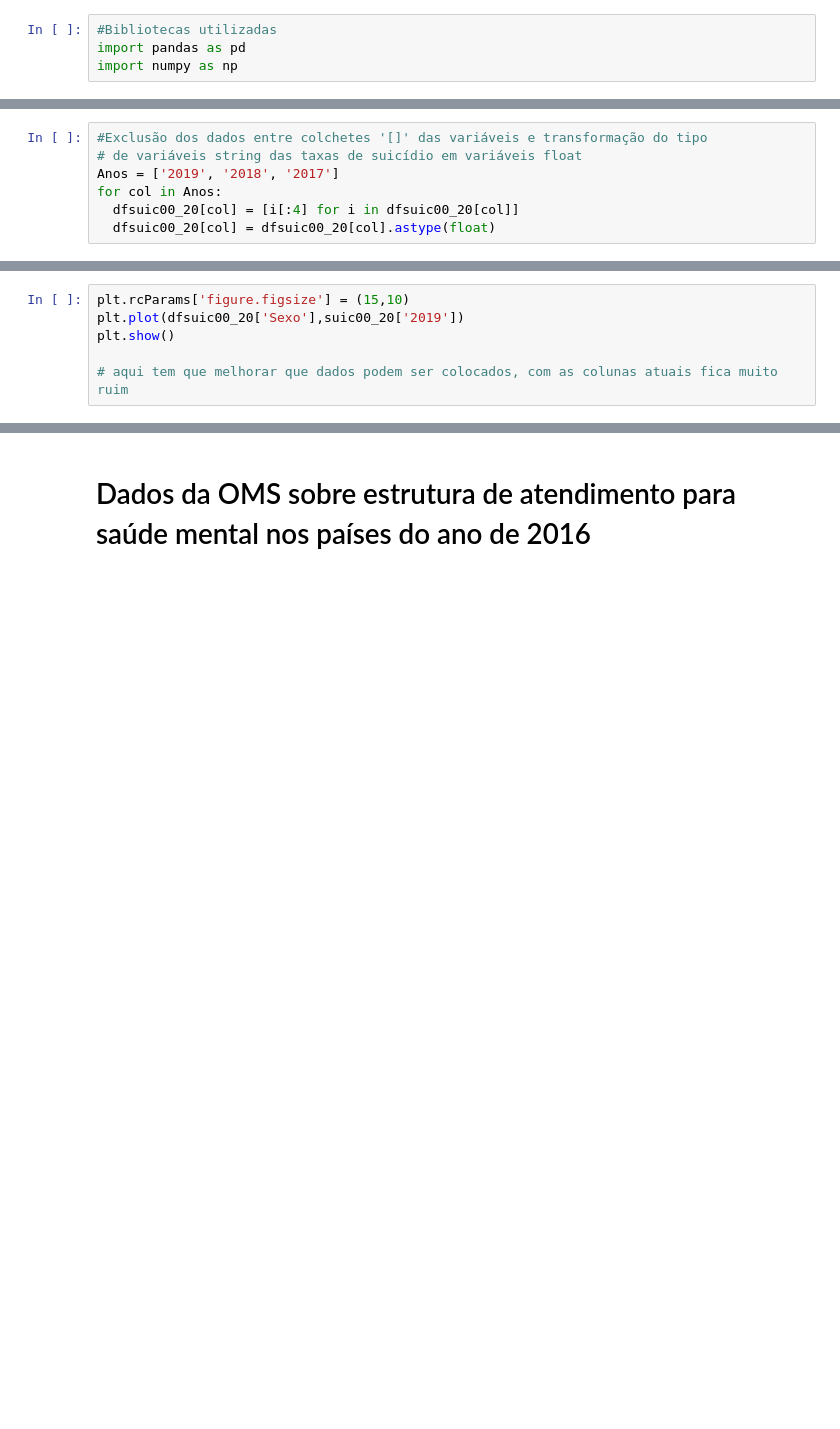
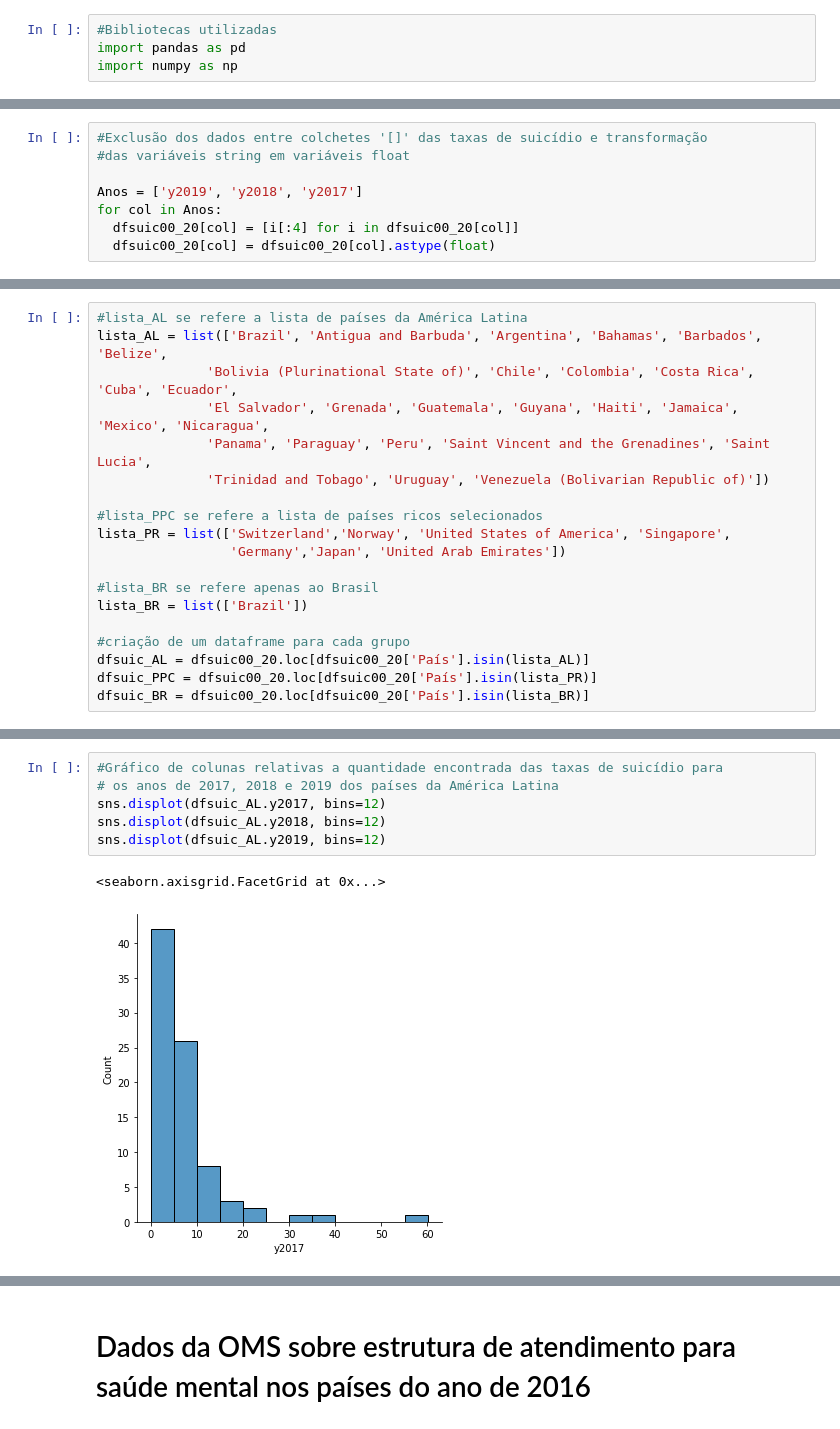
Before and after one commit to brunamulinari/TechLabsProject_PsiData, a Jupyter notebook: suicidios_saudemental_OMS.ipynb, the cells around one changed output, grey strips where cells are left out. Saved outputs shown, nothing was run; the diff lists cells and outputs as text; blank space fills up the shorter version.

```diff
--- a/suicidios_saudemental_OMS.ipynb
+++ b/suicidios_saudemental_OMS.ipynb
@@ -99,7 +127,8 @@ Conforme observado, todas as variáveis são do tipo 'string' (object), no entan
 # %%
-#Exclusão dos dados entre colchetes '[]' das variáveis e transformação do tipo
-# de variáveis string das taxas de suicídio em variáveis float
-Anos = ['2019', '2018', '2017']
+#Exclusão dos dados entre colchetes '[]' das taxas de suicídio e transformação
+#das variáveis string em variáveis float
+
+Anos = ['y2019', 'y2018', 'y2017']
 for col in Anos:
   dfsuic00_20[col] = [i[:4] for i in dfsuic00_20[col]]
   dfsuic00_20[col] = dfsuic00_20[col].astype(float)
@@ -165,6 +152,0 @@ import seaborn as sns
-# %%
-plt.rcParams['figure.figsize'] = (15,10)
-plt.plot(dfsuic00_20['Sexo'],suic00_20['2019'])
-plt.show()
-
-# aqui tem que melhorar que dados podem ser colocados, com as colunas atuais fica muito ruim
@@ -186,0 +155,19 @@ Breve descrição das estatísticas
+# %%
+#lista_AL se refere a lista de países da América Latina
+lista_AL = list(['Brazil', 'Antigua and Barbuda', 'Argentina', 'Bahamas', 'Barbados', 'Belize',
+              'Bolivia (Plurinational State of)', 'Chile', 'Colombia', 'Costa Rica', 'Cuba', 'Ecuador',
+              'El Salvador', 'Grenada', 'Guatemala', 'Guyana', 'Haiti', 'Jamaica', 'Mexico', 'Nicaragua',
+              'Panama', 'Paraguay', 'Peru', 'Saint Vincent and the Grenadines', 'Saint Lucia',
+              'Trinidad and Tobago', 'Uruguay', 'Venezuela (Bolivarian Republic of)'])
+
+#lista_PPC se refere a lista de países ricos selecionados
+lista_PR = list(['Switzerland','Norway', 'United States of America', 'Singapore',
+                 'Germany','Japan', 'United Arab Emirates'])
+
+#lista_BR se refere apenas ao Brasil
+lista_BR = list(['Brazil'])
+
+#criação de um dataframe para cada grupo
+dfsuic_AL = dfsuic00_20.loc[dfsuic00_20['País'].isin(lista_AL)]
+dfsuic_PPC = dfsuic00_20.loc[dfsuic00_20['País'].isin(lista_PR)]
+dfsuic_BR = dfsuic00_20.loc[dfsuic00_20['País'].isin(lista_BR)]
@@ -186,0 +284,9 @@ Breve descrição das estatísticas
+# %%
+#Gráfico de colunas relativas a quantidade encontrada das taxas de suicídio para
+# os anos de 2017, 2018 e 2019 dos países da América Latina
+sns.displot(dfsuic_AL.y2017, bins=12)
+sns.displot(dfsuic_AL.y2018, bins=12)
+sns.displot(dfsuic_AL.y2019, bins=12)
+# %% [output]
+<seaborn.axisgrid.FacetGrid at 0x...>
+[figure, added]
```
Also changed, not shown: parts of 160 cells of this notebook.
